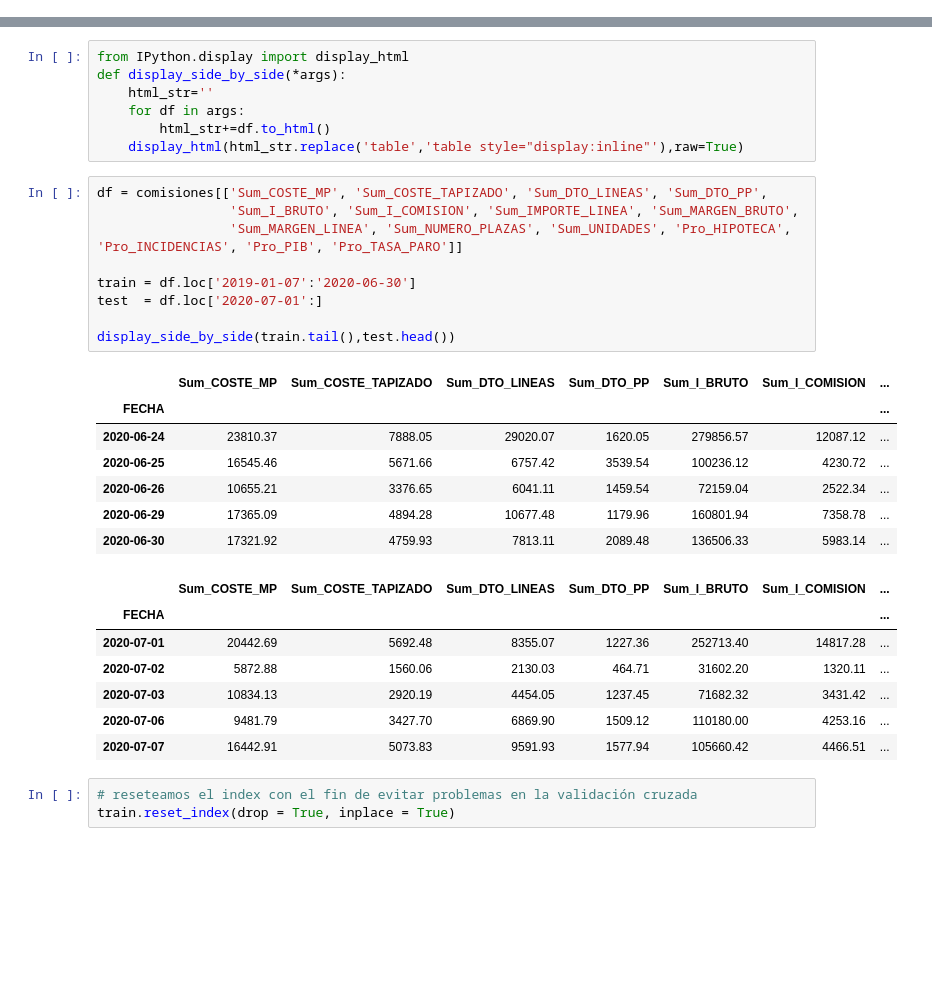
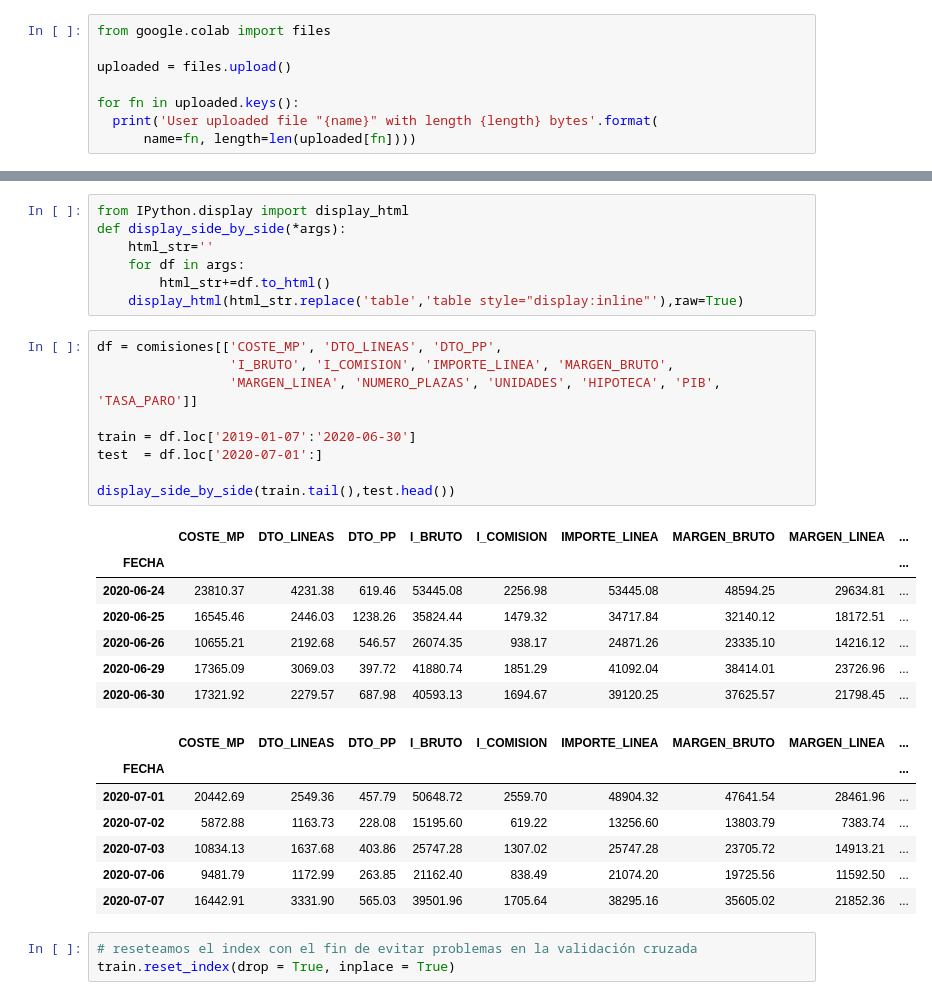
Before and after one commit to pacogp/TFM, a Jupyter notebook: importancia_importe_comisiones.ipynb, the cells around one changed output, grey strips where cells are left out. Saved outputs shown, nothing was run; the diff lists cells and outputs as text; blank space fills up the shorter version.

```diff
--- a/importancia_importe_comisiones.ipynb
+++ b/importancia_importe_comisiones.ipynb
@@ -53,0 +54,8 @@ g.set(ylim=(0, 500))
+# %%
+from google.colab import files
+
+uploaded = files.upload()
+
+for fn in uploaded.keys():
+  print('User uploaded file "{name}" with length {length} bytes'.format(
+      name=fn, length=len(uploaded[fn])))
@@ -75,29 +87,29 @@ def display_side_by_side(*args):
         html_str+=df.to_html()
     display_html(html_str.replace('table','table style="display:inline"'),raw=True)
 # %%
-df = comisiones[['Sum_COSTE_MP', 'Sum_COSTE_TAPIZADO', 'Sum_DTO_LINEAS', 'Sum_DTO_PP',
-                 'Sum_I_BRUTO', 'Sum_I_COMISION', 'Sum_IMPORTE_LINEA', 'Sum_MARGEN_BRUTO',
-                 'Sum_MARGEN_LINEA', 'Sum_NUMERO_PLAZAS', 'Sum_UNIDADES', 'Pro_HIPOTECA', 'Pro_INCIDENCIAS', 'Pro_PIB', 'Pro_TASA_PARO']]
+df = comisiones[['COSTE_MP', 'DTO_LINEAS', 'DTO_PP',
+                 'I_BRUTO', 'I_COMISION', 'IMPORTE_LINEA', 'MARGEN_BRUTO',
+                 'MARGEN_LINEA', 'NUMERO_PLAZAS', 'UNIDADES', 'HIPOTECA', 'PIB', 'TASA_PARO']]
 
 train = df.loc['2019-01-07':'2020-06-30']
 test  = df.loc['2020-07-01':]
 
 display_side_by_side(train.tail(),test.head())
 # %% [output]
-|  | Sum_COSTE_MP | Sum_COSTE_TAPIZADO | Sum_DTO_LINEAS | Sum_DTO_PP | Sum_I_BRUTO | Sum_I_COMISION | ... |
-| FECHA |  |  |  |  |  |  | ... |
-| 2020-06-24 | 23810.37 | 7888.05 | 29020.07 | 1620.05 | 279856.57 | 12087.12 | ... |
-| 2020-06-25 | 16545.46 | 5671.66 | 6757.42 | 3539.54 | 100236.12 | 4230.72 | ... |
-| 2020-06-26 | 10655.21 | 3376.65 | 6041.11 | 1459.54 | 72159.04 | 2522.34 | ... |
-| 2020-06-29 | 17365.09 | 4894.28 | 10677.48 | 1179.96 | 160801.94 | 7358.78 | ... |
-| 2020-06-30 | 17321.92 | 4759.93 | 7813.11 | 2089.48 | 136506.33 | 5983.14 | ... |
+|  | COSTE_MP | DTO_LINEAS | DTO_PP | I_BRUTO | I_COMISION | IMPORTE_LINEA | MARGEN_BRUTO | MARGEN_LINEA | ... |
+| FECHA |  |  |  |  |  |  |  |  | ... |
+| 2020-06-24 | 23810.37 | 4231.38 | 619.46 | 53445.08 | 2256.98 | 53445.08 | 48594.25 | 29634.81 | ... |
+| 2020-06-25 | 16545.46 | 2446.03 | 1238.26 | 35824.44 | 1479.32 | 34717.84 | 32140.12 | 18172.51 | ... |
+| 2020-06-26 | 10655.21 | 2192.68 | 546.57 | 26074.35 | 938.17 | 24871.26 | 23335.10 | 14216.12 | ... |
+| 2020-06-29 | 17365.09 | 3069.03 | 397.72 | 41880.74 | 1851.29 | 41092.04 | 38414.01 | 23726.96 | ... |
+| 2020-06-30 | 17321.92 | 2279.57 | 687.98 | 40593.13 | 1694.67 | 39120.25 | 37625.57 | 21798.45 | ... |
-|  | Sum_COSTE_MP | Sum_COSTE_TAPIZADO | Sum_DTO_LINEAS | Sum_DTO_PP | Sum_I_BRUTO | Sum_I_COMISION | ... |
-| FECHA |  |  |  |  |  |  | ... |
-| 2020-07-01 | 20442.69 | 5692.48 | 8355.07 | 1227.36 | 252713.40 | 14817.28 | ... |
-| 2020-07-02 | 5872.88 | 1560.06 | 2130.03 | 464.71 | 31602.20 | 1320.11 | ... |
-| 2020-07-03 | 10834.13 | 2920.19 | 4454.05 | 1237.45 | 71682.32 | 3431.42 | ... |
-| 2020-07-06 | 9481.79 | 3427.70 | 6869.90 | 1509.12 | 110180.00 | 4253.16 | ... |
-| 2020-07-07 | 16442.91 | 5073.83 | 9591.93 | 1577.94 | 105660.42 | 4466.51 | ... |
+|  | COSTE_MP | DTO_LINEAS | DTO_PP | I_BRUTO | I_COMISION | IMPORTE_LINEA | MARGEN_BRUTO | MARGEN_LINEA | ... |
+| FECHA |  |  |  |  |  |  |  |  | ... |
+| 2020-07-01 | 20442.69 | 2549.36 | 457.79 | 50648.72 | 2559.70 | 48904.32 | 47641.54 | 28461.96 | ... |
+| 2020-07-02 | 5872.88 | 1163.73 | 228.08 | 15195.60 | 619.22 | 13256.60 | 13803.79 | 7383.74 | ... |
+| 2020-07-03 | 10834.13 | 1637.68 | 403.86 | 25747.28 | 1307.02 | 25747.28 | 23705.72 | 14913.21 | ... |
+| 2020-07-06 | 9481.79 | 1172.99 | 263.85 | 21162.40 | 838.49 | 21074.20 | 19725.56 | 11592.50 | ... |
+| 2020-07-07 | 16442.91 | 3331.90 | 565.03 | 39501.96 | 1705.64 | 38295.16 | 35605.02 | 21852.36 | ... |
 # %%
 # reseteamos el index con el fin de evitar problemas en la validación cruzada
 train.reset_index(drop = True, inplace = True)
```
Also changed, not shown: parts of 12 cells of this notebook.
